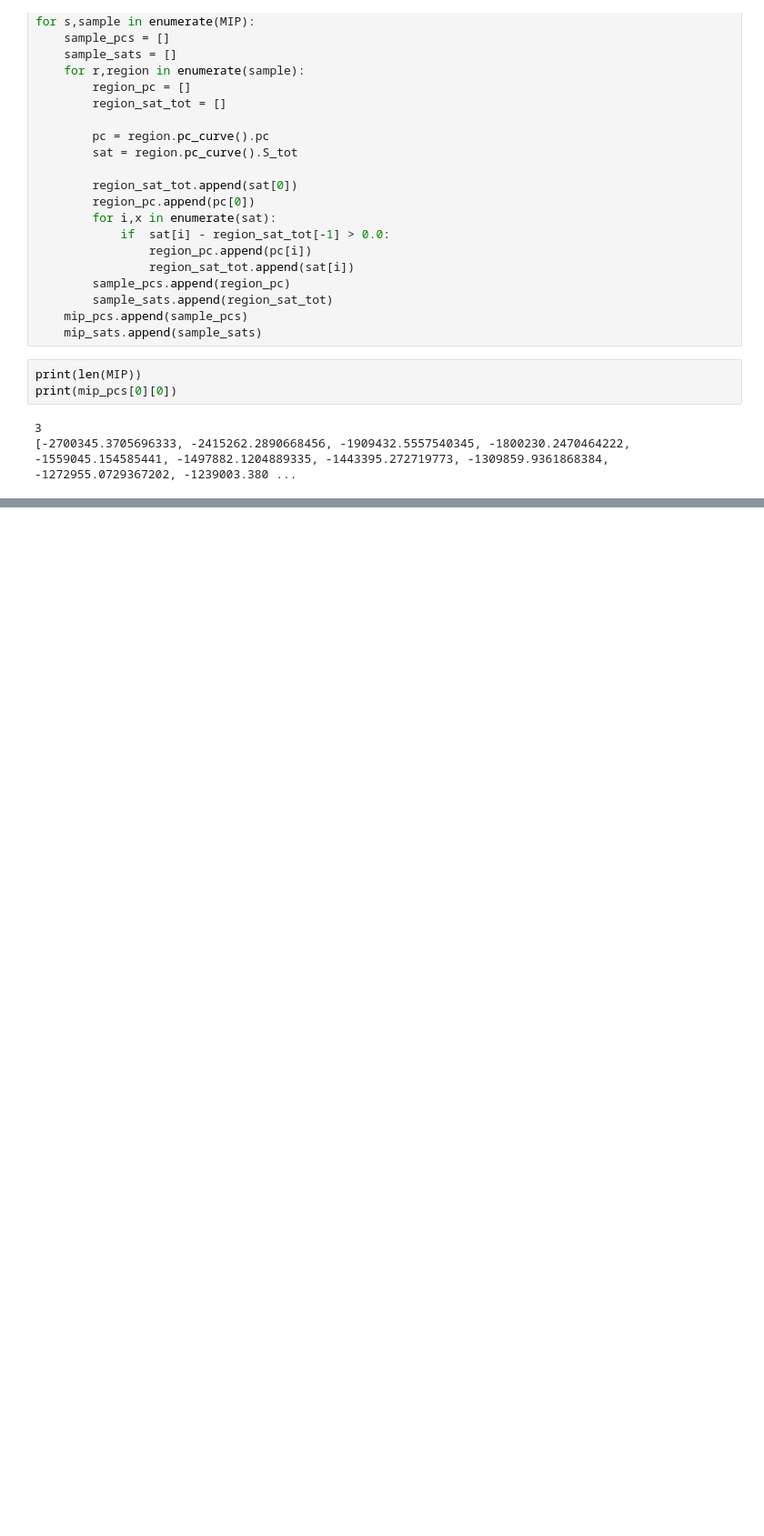
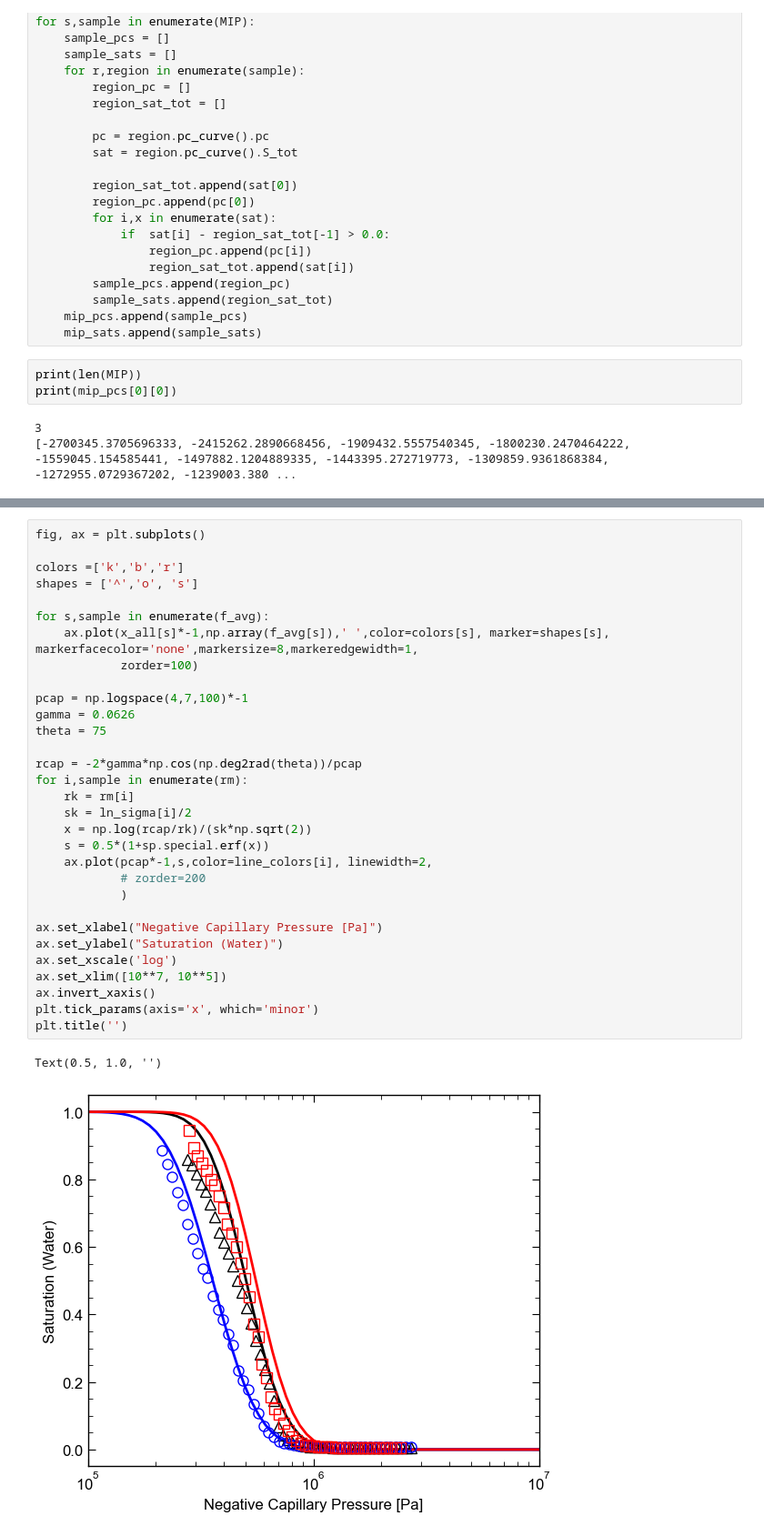
Before and after one commit to karaferner/transport-properties-modeling, a Jupyter notebook: temp_workbook_openpnm35_waterretentioncurve_testing.ipynb, the cells around one changed output, grey strips where cells are left out. Shown at 91% size. Drawn from its saved outputs; the diff is of its cells as text; blank space fills up the shorter version.

```diff
--- a/temp_workbook_openpnm35_waterretentioncurve_testing.ipynb
+++ b/temp_workbook_openpnm35_waterretentioncurve_testing.ipynb
@@ -790,0 +855,34 @@ plt.tick_params(axis='x', which='minor')
+# %%
+fig, ax = plt.subplots()
+
+colors =['k','b','r']
+shapes = ['^','o', 's']
+
+for s,sample in enumerate(f_avg):
+    ax.plot(x_all[s]*-1,np.array(f_avg[s]),' ',color=colors[s], marker=shapes[s], markerfacecolor='none',markersize=8,markeredgewidth=1,
+            zorder=100)
+
+pcap = np.logspace(4,7,100)*-1
+gamma = 0.0626
+theta = 75
+
+rcap = -2*gamma*np.cos(np.deg2rad(theta))/pcap
+for i,sample in enumerate(rm):
+    rk = rm[i]
+    sk = ln_sigma[i]/2
+    x = np.log(rcap/rk)/(sk*np.sqrt(2))
+    s = 0.5*(1+sp.special.erf(x))
+    ax.plot(pcap*-1,s,color=line_colors[i], linewidth=2,
+            # zorder=200
+            )
+
+ax.set_xlabel("Negative Capillary Pressure [Pa]")
+ax.set_ylabel("Saturation (Water)")
+ax.set_xscale('log')
+ax.set_xlim([10**7, 10**5])
+ax.invert_xaxis()
+plt.tick_params(axis='x', which='minor')
+plt.title('')
+# %% [output]
+Text(0.5, 1.0, '')
+[figure, added]
```
Also changed, not shown: parts of 12 cells of this notebook, 4 other files.
